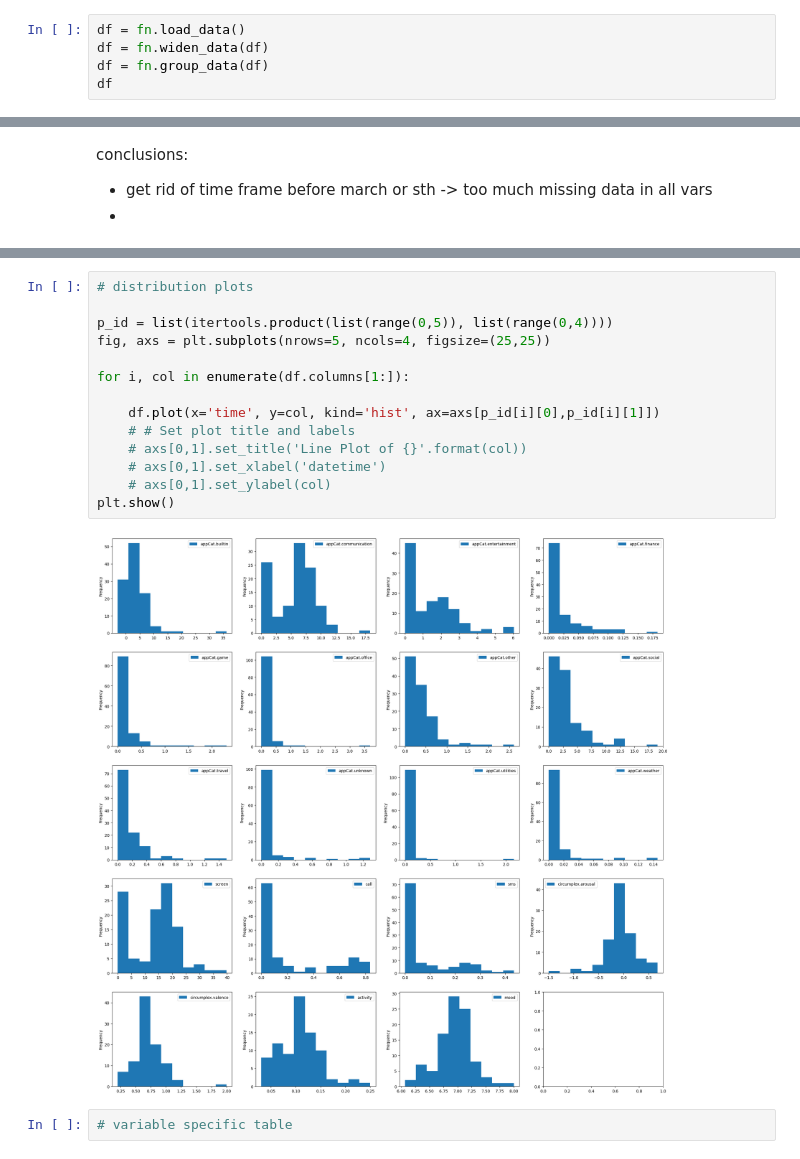
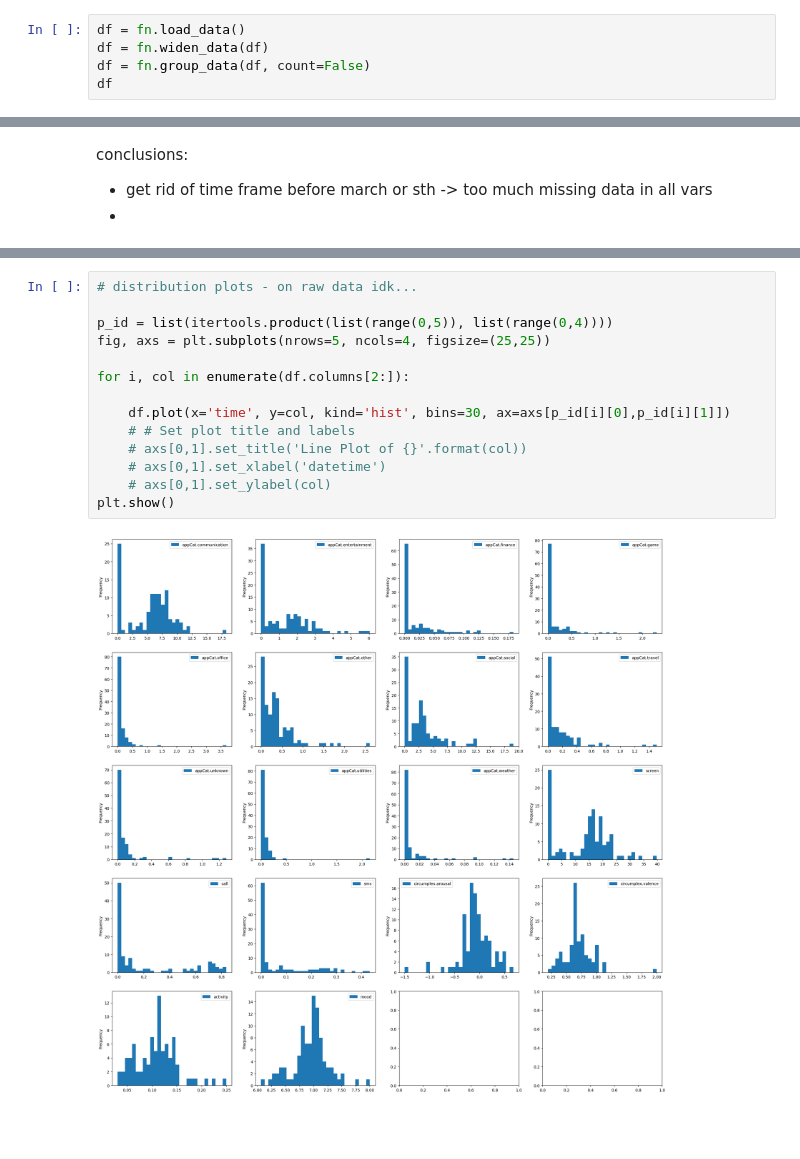
Before and after one commit to timmooren/DM1, a Jupyter notebook: DM_ryo.ipynb, the cells around one changed output, grey strips where cells are left out. Saved outputs shown, nothing was run; the diff lists cells and outputs as text; blank space fills up the shorter version.

Commit message:
added data prep function for normal model

```diff
--- a/DM_ryo.ipynb
+++ b/DM_ryo.ipynb
@@ -210,7 +238,7 @@ This resulted in a dataset where
 # %%
 df = fn.load_data()
 df = fn.widen_data(df)
-df = fn.group_data(df)
+df = fn.group_data(df, count=False)
 df
 # %% [output]
 | variable | time | appCat.builtin | appCat.communication | appCat.entertainment | appCat.finance | appCat.game | ... |
@@ -250,18 +295,16 @@ conclusions:
 # %%
-# distribution plots
+# distribution plots - on raw data idk...
 
 p_id = list(itertools.product(list(range(0,5)), list(range(0,4))))
 fig, axs = plt.subplots(nrows=5, ncols=4, figsize=(25,25))
 
-for i, col in enumerate(df.columns[1:]):
+for i, col in enumerate(df.columns[2:]):
 
-    df.plot(x='time', y=col, kind='hist', ax=axs[p_id[i][0],p_id[i][1]])
+    df.plot(x='time', y=col, kind='hist', bins=30, ax=axs[p_id[i][0],p_id[i][1]])
     # # Set plot title and labels
     # axs[0,1].set_title('Line Plot of {}'.format(col))
     # axs[0,1].set_xlabel('datetime')
     # axs[0,1].set_ylabel(col)
 plt.show()
 # %% [output]
-[figure, old version]
+[figure, new version]
-# %%
-# variable specific table
```
Also changed, not shown: parts of 6 cells of this notebook, 1 other file.
